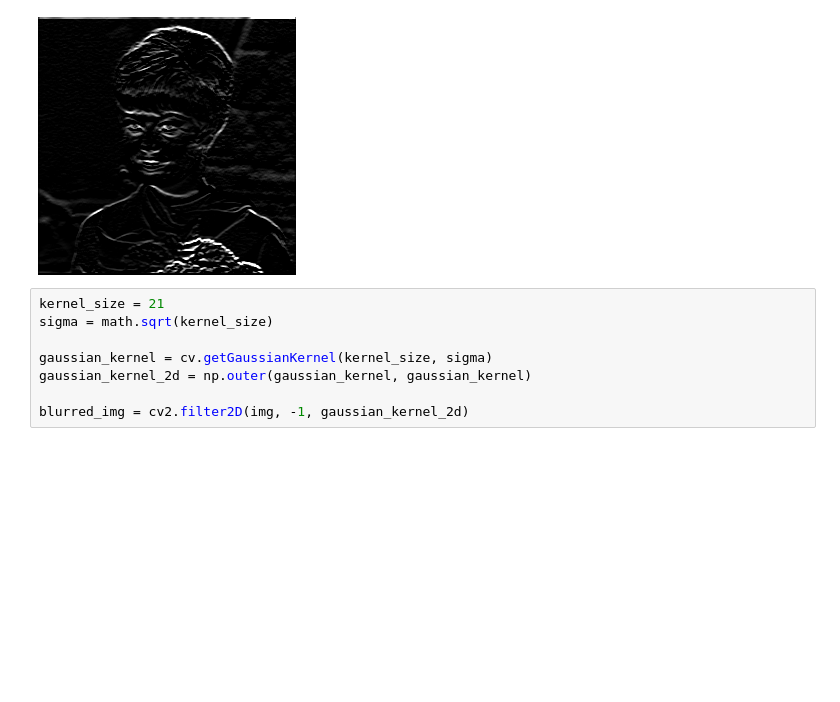
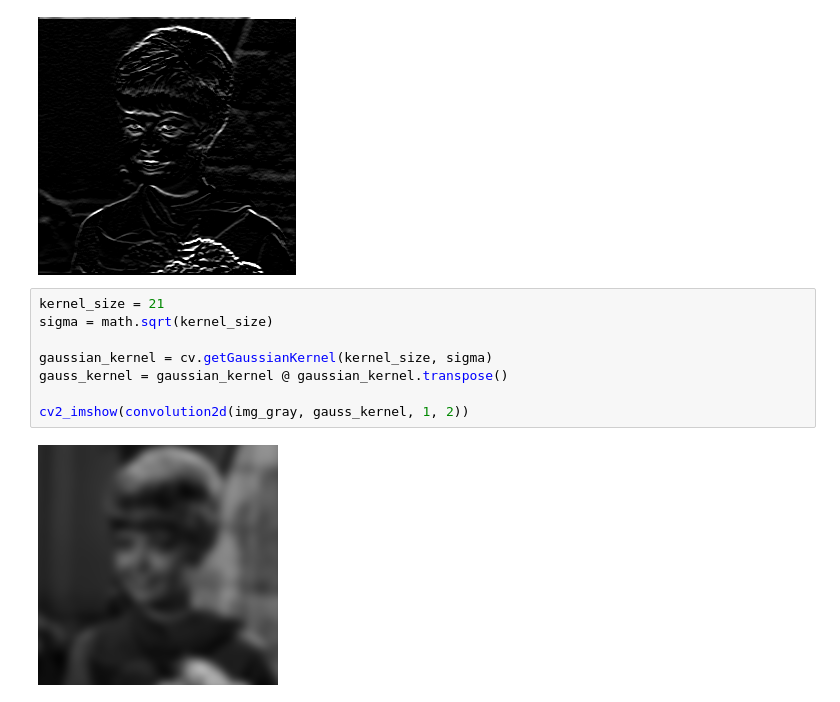
Before and after one commit to andidprastyo/PCVK_Ganjil_2023, a Jupyter notebook: week - 07/filtering_spasial.ipynb, the cells around one changed output. Cells and saved outputs as stored; diff of their text form; blank space fills up the shorter version.

Commit message:
feat:Gaussian Blur, Praktikum Finished

```diff
--- a/week - 07/filtering_spasial.ipynb
+++ b/week - 07/filtering_spasial.ipynb
@@ -91,8 +91,10 @@ cv2_imshow(convolution2d(img_gray, prewitt_detection, 1, 2))
 # %%
 kernel_size = 21
 sigma = math.sqrt(kernel_size)
 
 gaussian_kernel = cv.getGaussianKernel(kernel_size, sigma)
-gaussian_kernel_2d = np.outer(gaussian_kernel, gaussian_kernel)
+gauss_kernel = gaussian_kernel @ gaussian_kernel.transpose()
 
-blurred_img = cv2.filter2D(img, -1, gaussian_kernel_2d)
+cv2_imshow(convolution2d(img_gray, gauss_kernel, 1, 2))
+# %% [output]
+[figure, added]
```
